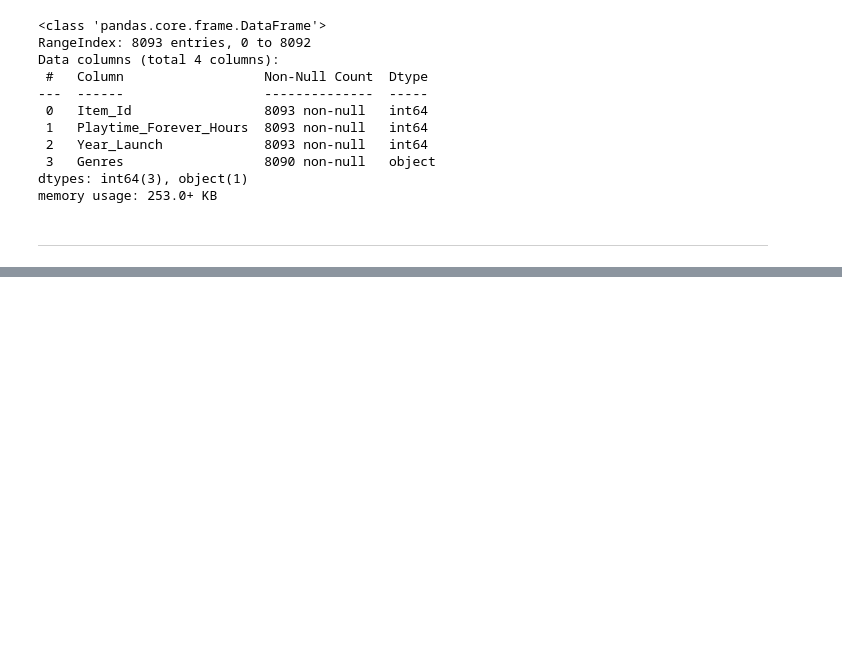
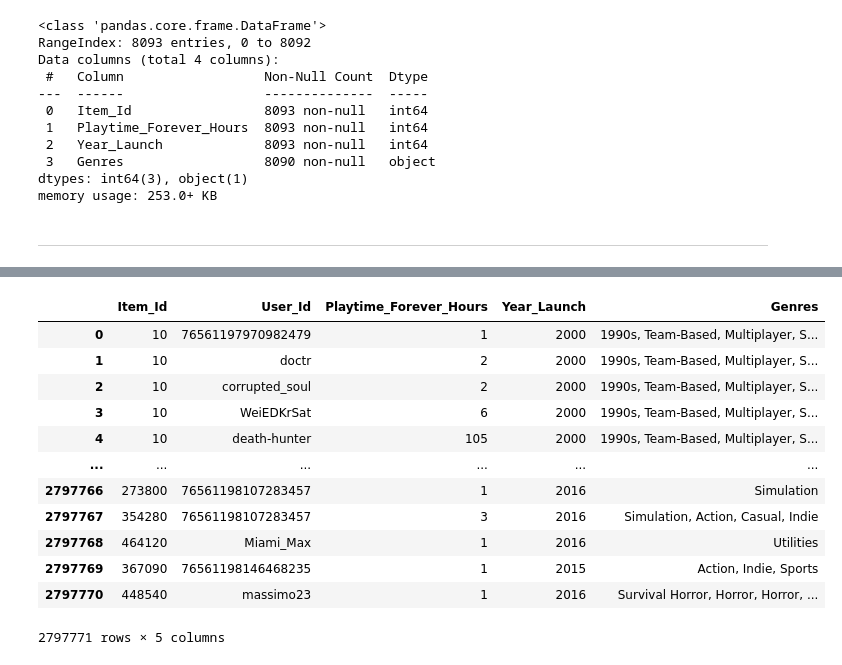
Before and after one commit to DavidssonGon/PI_ML_OPS_STEAM_DSFT17, a Jupyter notebook: ETL2.ipynb, the cells around one changed output, grey strips where cells are left out. Cells and saved outputs as stored; diff of their text form; code cells hidden in the pictures; blank space fills up the shorter version.

```diff
--- a/ETL2.ipynb
+++ b/ETL2.ipynb
@@ -364,0 +369,4 @@ memory usage: 253.0+ KB
+# %%
+# Se filtra los campos que se van a usar del Data Frame Items
+def2_df_items = df_items[['Item_Id','User_Id','Playtime_Forever_Hours']]
+def2_df_items
@@ -364,0 +387,4 @@ memory usage: 253.0+ KB
+# %%
+# Se filtra los campos que se van a usar del Data Frame Games
+def2_df_games = df_games[['Item_Id','Year_Launch','Genres']]
+def2_df_games
@@ -364,0 +405,18 @@ memory usage: 253.0+ KB
+# %%
+# Se fusionan los Data Frames filtrados por la columna 'Item_Id'
+merged_df = pd.merge(def2_df_items, def2_df_games, on='Item_Id', how='inner')
+merged_df
+# %% [output]
+|  | Item_Id | User_Id | Playtime_Forever_Hours | Year_Launch | Genres |
+| 0 | 10 | 76561197970982479 | 1 | 2000 | 1990s, Team-Based, Multiplayer, S... |
+| 1 | 10 | doctr | 2 | 2000 | 1990s, Team-Based, Multiplayer, S... |
+| 2 | 10 | corrupted_soul | 2 | 2000 | 1990s, Team-Based, Multiplayer, S... |
+| 3 | 10 | WeiEDKrSat | 6 | 2000 | 1990s, Team-Based, Multiplayer, S... |
+| 4 | 10 | death-hunter | 105 | 2000 | 1990s, Team-Based, Multiplayer, S... |
+| ... | ... | ... | ... | ... | ... |
+| 2797766 | 273800 | 76561198107283457 | 1 | 2016 | Simulation |
+| 2797767 | 354280 | 76561198107283457 | 3 | 2016 | Simulation, Action, Casual, Indie |
+| 2797768 | 464120 | Miami_Max | 1 | 2016 | Utilities |
+| 2797769 | 367090 | 76561198146468235 | 1 | 2015 | Action, Indie, Sports |
+| 2797770 | 448540 | massimo23 | 1 | 2016 | Survival Horror, Horror, Horror, ... |
+2797771 rows × 5 columns
```
Also changed, not shown: parts of 45 cells of this notebook, 1 other file.
